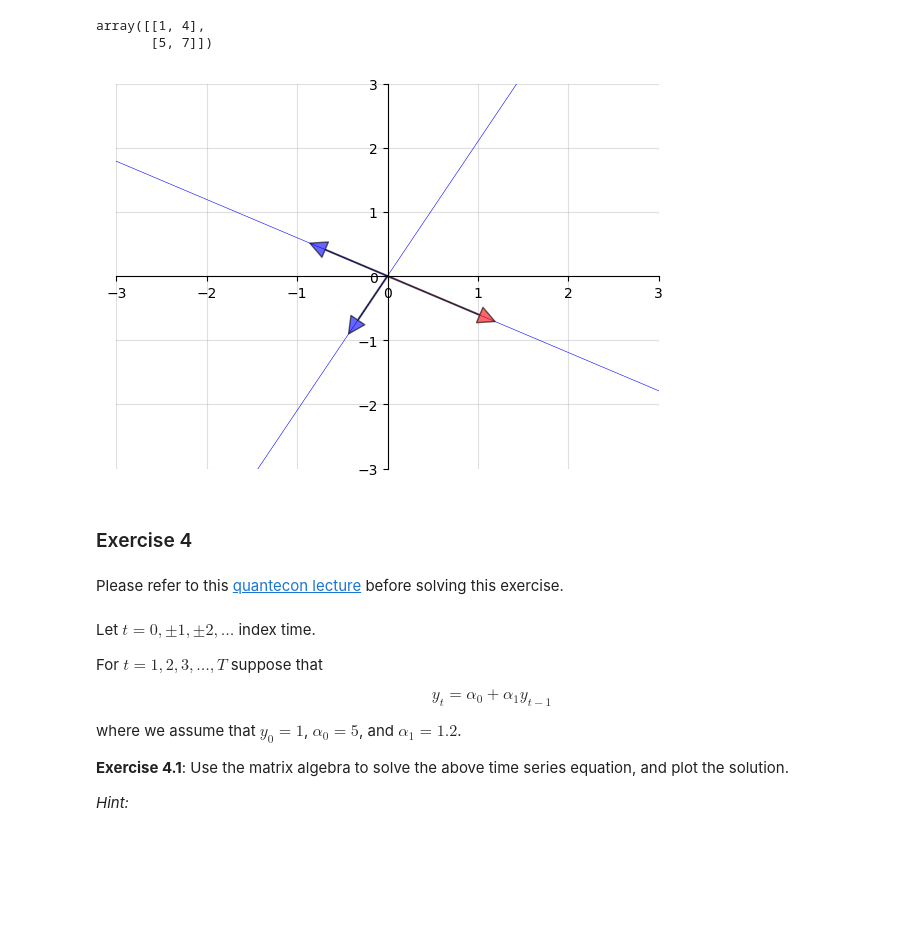
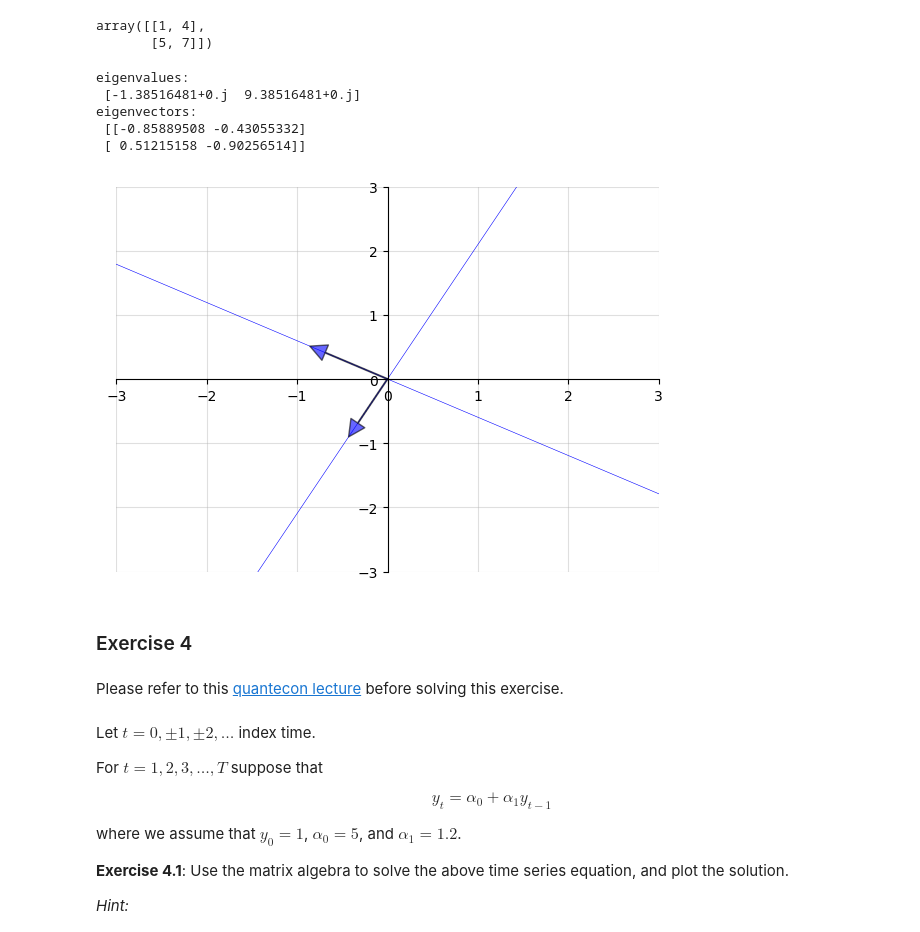
Before and after one commit to QuantEcon/workshop.africa-july2023, a Jupyter notebook: day-04/exercise_set_4_with_solution.ipynb, the cells around one changed output. Cells and saved outputs as stored; diff of their text form; code cells hidden in the pictures; blank space fills up the shorter version.

Commit message:
Review exercise for day 4

```diff
--- a/day-04/exercise_set_4_with_solution.ipynb
+++ b/day-04/exercise_set_4_with_solution.ipynb
@@ -152,54 +146,54 @@ A
 # %% [output]
 array([[1, 4],
        [5, 7]])
+# %%
+evals, evecs = eig(A)
+print("eigenvalues:\n", evals)
+print("eigenvectors:\n", evecs)
+# %% [output]
+eigenvalues:
+ [-1.38516481+0.j  9.38516481+0.j]
+eigenvectors:
+ [[-0.85889508 -0.43055332]
+ [ 0.51215158 -0.90256514]]
 # %%
-evals, evecs = eig(A)
 evecs = evecs[:, 0], evecs[:, 1]
 
 fig, ax = plt.subplots(figsize=(7, 5))
 
 # Set the axes through the origin
 for spine in ['left', 'bottom']:
     ax.spines[spine].set_position('zero')
 for spine in ['right', 'top']:
     ax.spines[spine].set_color('none')
 
 ax.grid(alpha=0.4)
 
 xmin, xmax = -3, 3
 ymin, ymax = -3, 3
 ax.set(xlim=(xmin, xmax), ylim=(ymin, ymax))
 
 # Plot each eigenvector
 for v in evecs:
     ax.annotate('', xy=v, xytext=(0, 0),
                 arrowprops=dict(facecolor='blue',
                 shrink=0,
                 alpha=0.6,
                 width=0.5))
 
-# Plot the image of each eigenvector
-for v in evecs:
-    z = A @ v
-    ax.annotate('', xy=z, xytext=(0, 0),
-                arrowprops=dict(facecolor='red',
-                shrink=0,
-                alpha=0.6,
-                width=0.5))
-
 # Plot the lines they run through
 x = np.linspace(xmin, xmax, 3)
 for v in evecs:
     a = v[1] / v[0]
     ax.plot(x, a * x, 'b-', lw=0.4)
 
 plt.show()
 # %% [output]
-[figure, old version]
+[figure, new version]
 # %% [markdown]
 ### Exercise 4
 # %% [markdown]
-Please refer to this [quantecon lecture](https://python.quantecon.org/time_series_with_matrices.html) before solving this exercise.
+Please refer to this [quantecon lecture](https://intro.quantecon.org/time_series_with_matrices.html) before solving this exercise.
 # %% [markdown]
 Let $ t = 0, \pm 1, \pm 2, \ldots $ index time.
 
```
Also changed, not shown: parts of 16 cells of this notebook, 1 other file.
